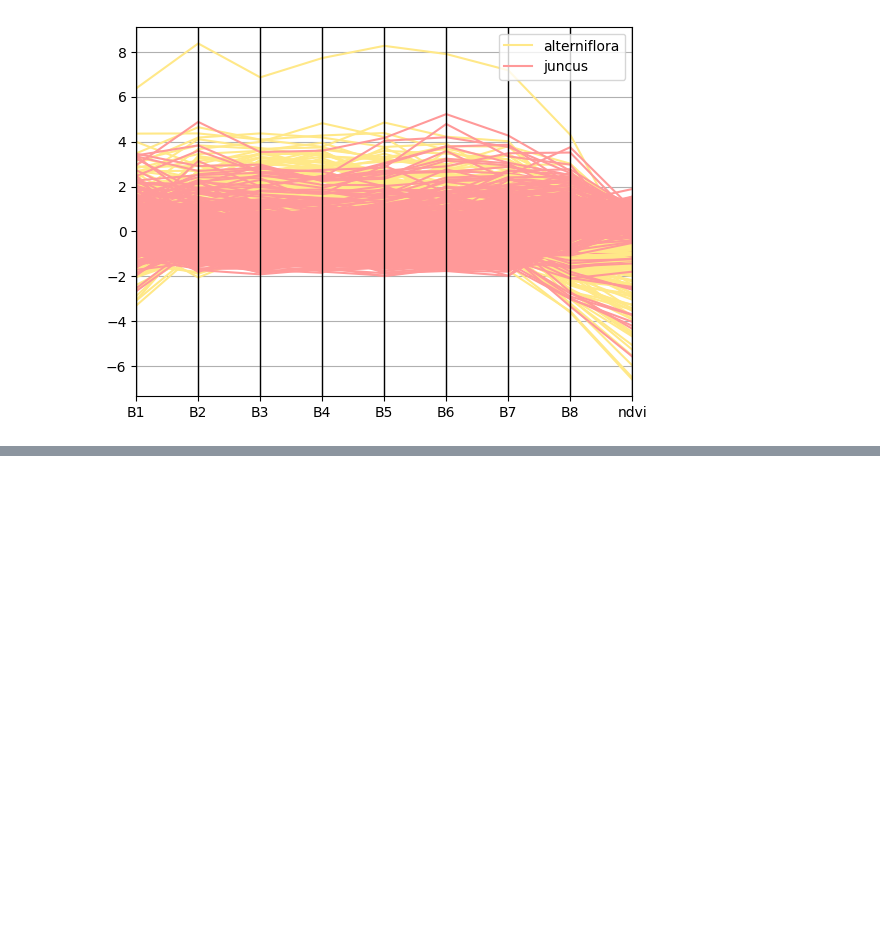
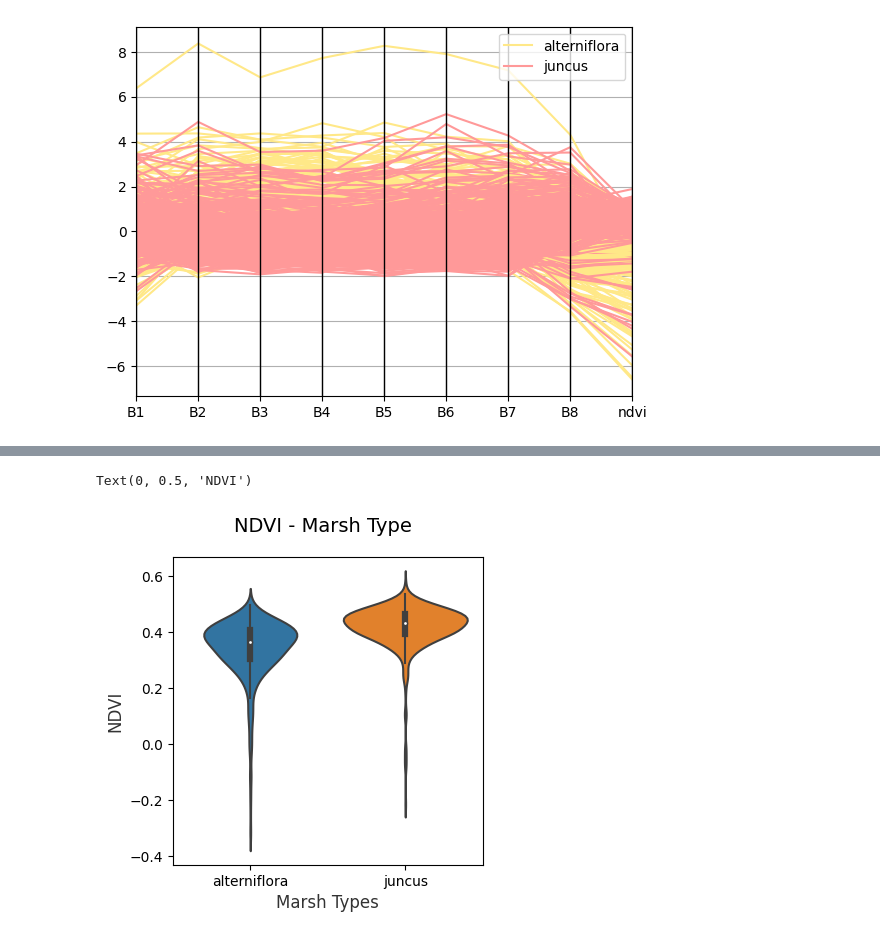
Before and after one commit to MirandaLv/MarshCommunity_EPA, a Jupyter notebook: scripts/descriptive_analysis.ipynb, the cells around one changed output, grey strips where cells are left out. Saved outputs shown, nothing was run; the diff lists cells and outputs as text; code cells hidden in the pictures; blank space fills up the shorter version.

```diff
--- a/scripts/descriptive_analysis.ipynb
+++ b/scripts/descriptive_analysis.ipynb
@@ -214,0 +228,12 @@ pc = parallel_coordinates(final_df, 'type', color=('#FFE888', '#FF9999'))
+# %%
+# Violin Plots of NDVI
+
+f, (ax) = plt.subplots(1, 1, figsize=(4, 4))
+f.suptitle('NDVI - Marsh Type', fontsize=14)
+
+sns.violinplot(x="type", y="ndvi", data=df,  ax=ax)
+ax.set_xlabel("Marsh Types",size = 12,alpha=0.8)
+ax.set_ylabel("NDVI",size = 12,alpha=0.8)
+# %% [output]
+Text(0, 0.5, 'NDVI')
+[figure, added]
```
Also changed, not shown: parts of 2 cells of this notebook, 9 other files.
